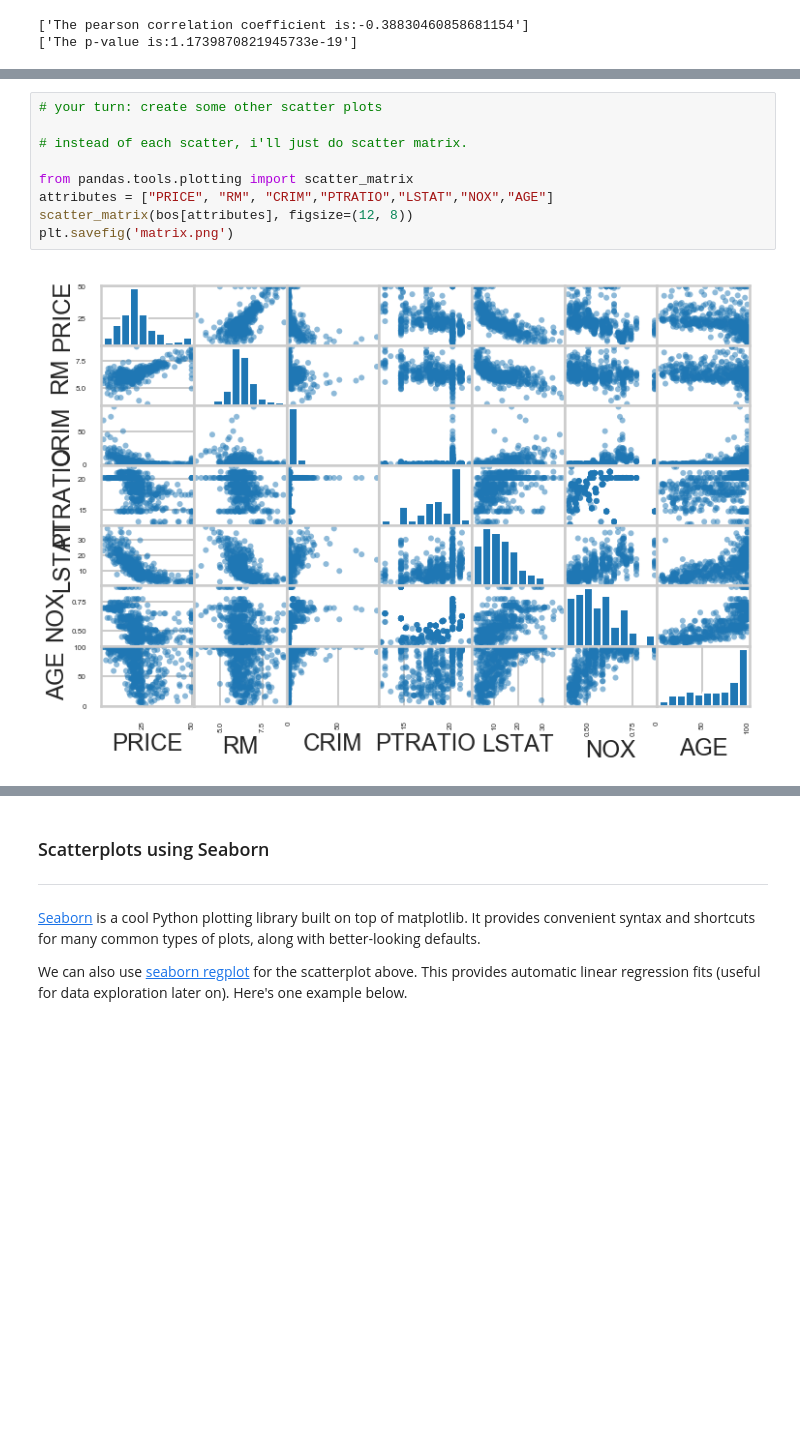
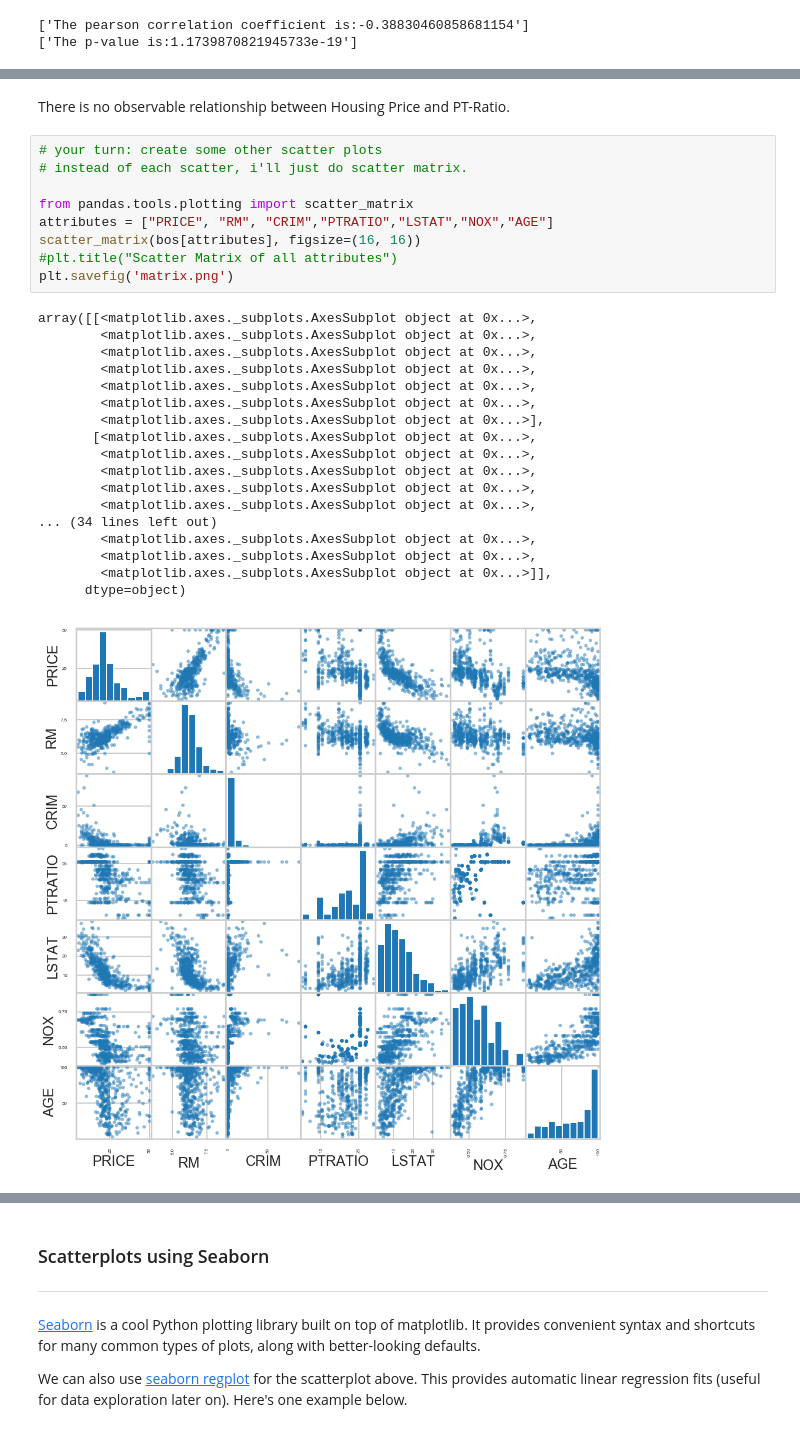
Before and after one commit to parasdoshicom/SpringboardDSIntensive, a Jupyter notebook: Mini_Project_Linear_Regression-With-Answer.ipynb, the cells around one changed output, grey strips where cells are left out. Drawn from its saved outputs; the diff is of its cells as text; blank space fills up the shorter version.

```diff
--- a/Mini_Project_Linear_Regression-With-Answer.ipynb
+++ b/Mini_Project_Linear_Regression-With-Answer.ipynb
@@ -324,11 +342,30 @@ Text(0.5, 1.0, 'Relationship between PTRATIO and Price')
+# %% [markdown]
+There is no observable relationship between Housing Price and PT-Ratio.
 # %%
 # your turn: create some other scatter plots
-
 # instead of each scatter, i'll just do scatter matrix.
 
 from pandas.tools.plotting import scatter_matrix
 attributes = ["PRICE", "RM", "CRIM","PTRATIO","LSTAT","NOX","AGE"]
-scatter_matrix(bos[attributes], figsize=(12, 8))
+scatter_matrix(bos[attributes], figsize=(16, 16))
+#plt.title("Scatter Matrix of all attributes")
 plt.savefig('matrix.png')
 # %% [output]
+array([[<matplotlib.axes._subplots.AxesSubplot object at 0x...>,
+        <matplotlib.axes._subplots.AxesSubplot object at 0x...>,
+        <matplotlib.axes._subplots.AxesSubplot object at 0x...>,
+        <matplotlib.axes._subplots.AxesSubplot object at 0x...>,
+        <matplotlib.axes._subplots.AxesSubplot object at 0x...>,
+        <matplotlib.axes._subplots.AxesSubplot object at 0x...>,
+        <matplotlib.axes._subplots.AxesSubplot object at 0x...>],
+       [<matplotlib.axes._subplots.AxesSubplot object at 0x...>,
+        <matplotlib.axes._subplots.AxesSubplot object at 0x...>,
+        <matplotlib.axes._subplots.AxesSubplot object at 0x...>,
+        <matplotlib.axes._subplots.AxesSubplot object at 0x...>,
+        <matplotlib.axes._subplots.AxesSubplot object at 0x...>,
+... (34 lines left out)
+        <matplotlib.axes._subplots.AxesSubplot object at 0x...>,
+        <matplotlib.axes._subplots.AxesSubplot object at 0x...>,
+        <matplotlib.axes._subplots.AxesSubplot object at 0x...>]],
+      dtype=object)
-[figure, old version]
+[figure, new version]
```
Also changed, not shown: parts of 27 cells of this notebook.
